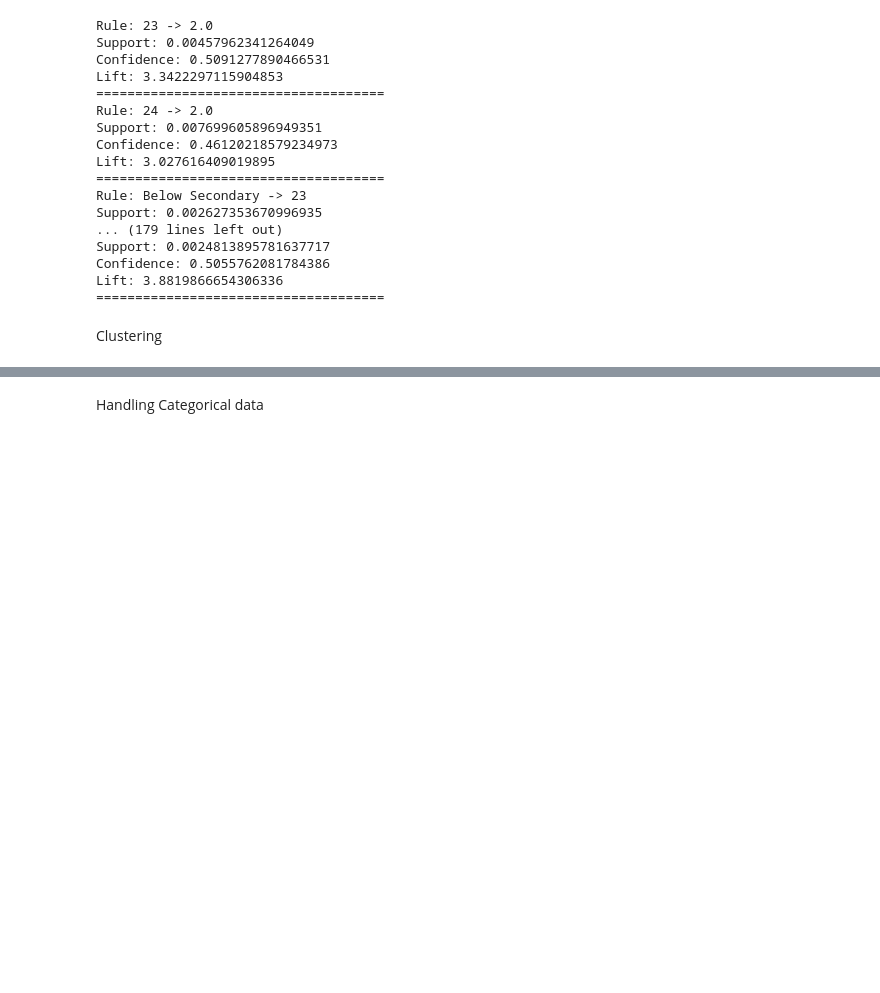
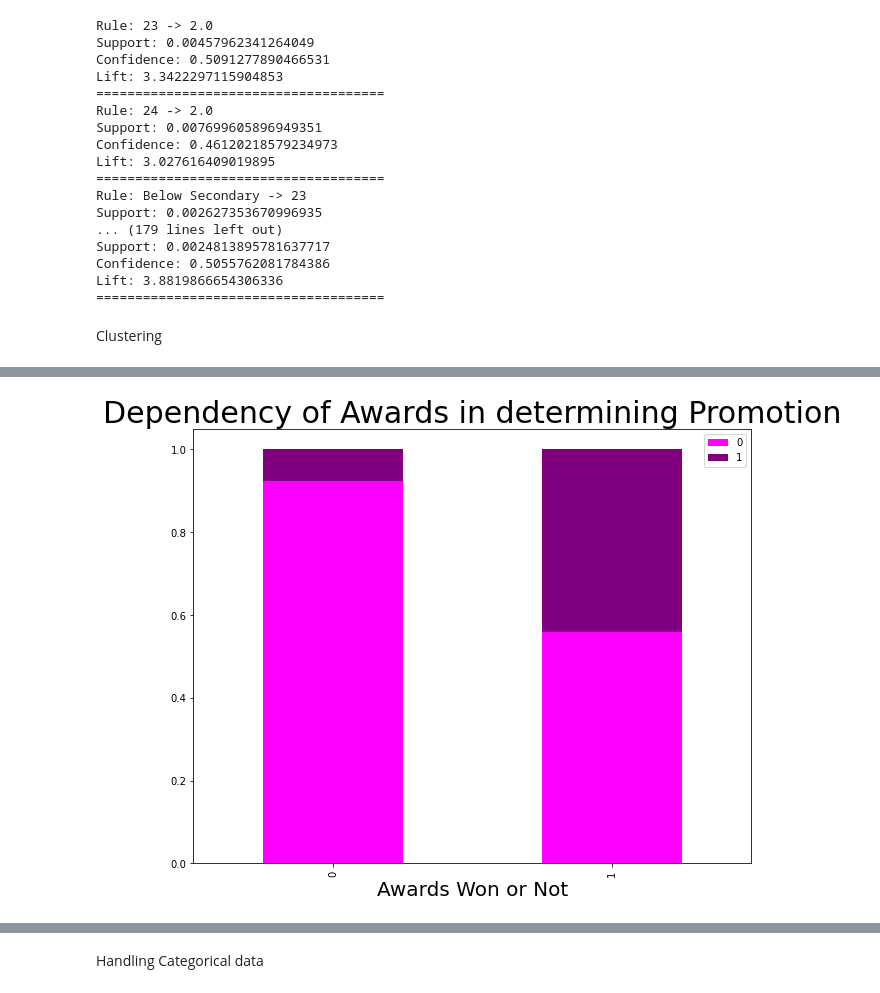
Before and after one commit to ayaadelhassan/HR-Analytics, a Jupyter notebook: main.ipynb, the cells around one changed output, grey strips where cells are left out. Cells and saved outputs as stored; diff of their text form; code cells hidden in the pictures; blank space fills up the shorter version.

```diff
--- a/main.ipynb
+++ b/main.ipynb
@@ -292,0 +315,12 @@ plt.show()
+# %%
+# dependency of awards won on promotion
+
+data = pd.crosstab(dataset['awards_won?'], dataset['is_promoted'])
+data.div(data.sum(1).astype('float'), axis = 0).plot(kind = 'bar', stacked = True, figsize = (10, 8), color = ['magenta', 'purple'])
+
+plt.title('Dependency of Awards in determining Promotion', fontsize = 30)
+plt.xlabel('Awards Won or Not', fontsize = 20)
+plt.legend()
+plt.show()
+# %% [output]
+[figure, added]
```
Also changed, not shown: parts of 15 cells of this notebook, 1 other file.
